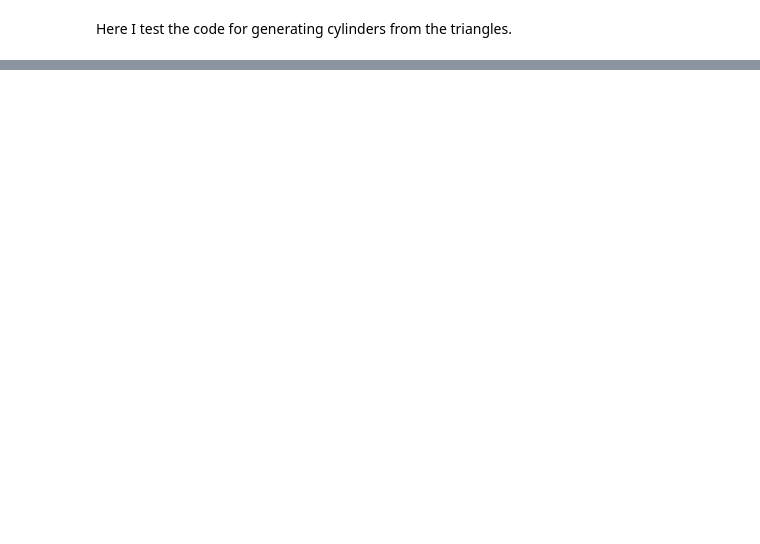
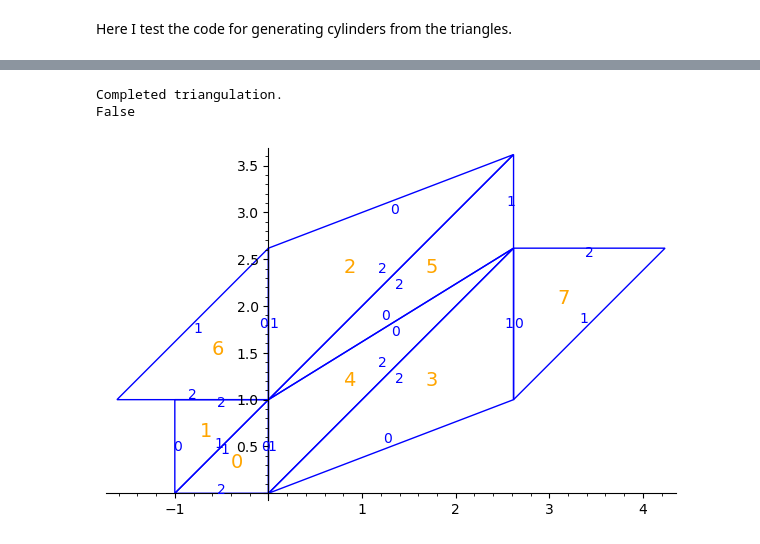
Before and after one commit to sfreedman67/samsurf, a Jupyter notebook: bowman/testing_cyl_ref.ipynb, the cells around one changed output, grey strips where cells are left out. Saved outputs shown, nothing was run; the diff lists cells and outputs as text; code cells hidden in the pictures; blank space fills up the shorter version.

```diff
--- a/bowman/testing_cyl_ref.ipynb
+++ b/bowman/testing_cyl_ref.ipynb
@@ -45,0 +42,13 @@ True
+# %%
+k = QuadraticField(5)
+sqrt5 = k.gen()
+phi = (1+sqrt5)/2
+d = vector([1,1])
+X = trin.Triangulation.mcmullen_s(phi)
+X = X.make_directional_triangulation(d)
+print(X.is_delaunay)
+X.plot()
+# %% [output]
+Completed triangulation.
+False
+[figure, added]
```
Also changed, not shown: parts of 4 cells of this notebook, 1 other file.
